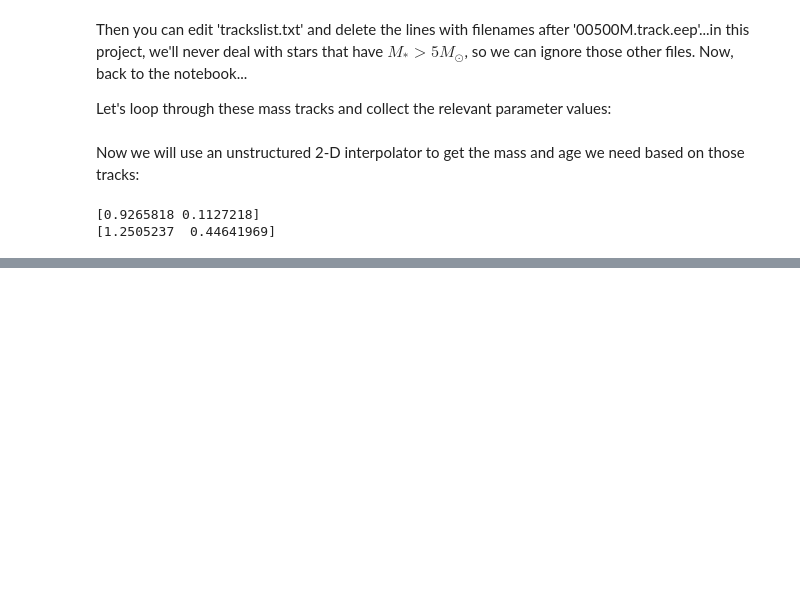
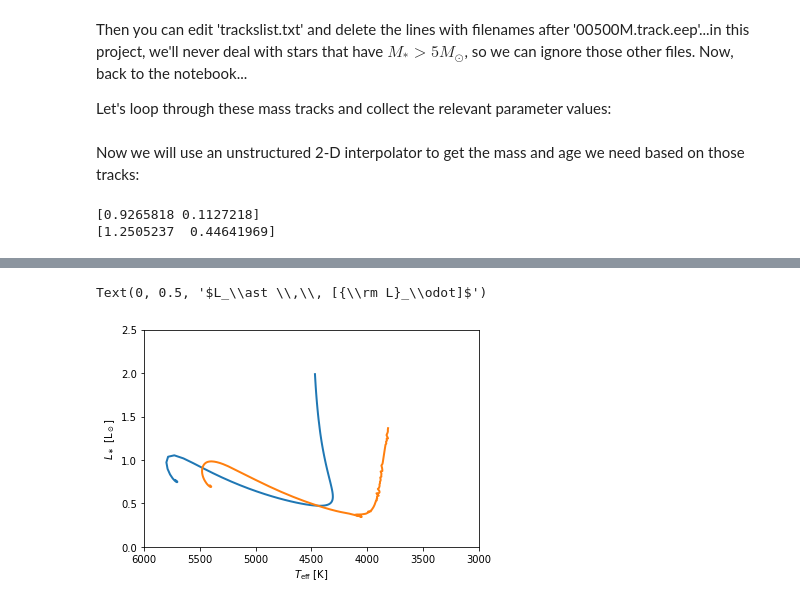
Before and after one commit to seanandrews/dyn-masses, a Jupyter notebook: notebooks/The HR Diagram.ipynb, the cells around one changed output, grey strips where cells are left out. Drawn from its saved outputs; the diff is of its cells as text; code cells hidden in the pictures; blank space fills up the shorter version.

Commit message:
explore the Feiden magnetic models

```diff
--- a/notebooks/The HR Diagram.ipynb
+++ b/notebooks/The HR Diagram.ipynb
@@ -286,0 +333,32 @@ cb.set_label(r'$\log{\, M_\ast} \, [{\rm M}_\odot]$', rotation=270, labelpad=19)
+# %%
+# MIST
+file_track_solar = working_dir+'MIST/'+filename_eep+'/00100M.track.eep'
+track_solar = ascii.read(file_track_solar)
+
+# extract the age (in years), log10(luminosity) (in Lsun), and log10(effective temperature) (in K)
+age_MIST, logL_MIST, logTe_MIST = track_solar['col1'], track_solar['col7'], track_solar['col12']
+
+
+#F16
+file_track_solar = working_dir+'Feiden16/m1000_GS98_p000_p0_y28_mlt1.884_mag20kG.ntrk'
+age_F16, logL_F16, logTe_F16 = np.loadtxt(file_track_solar, skiprows=13, usecols=(2, 3, 6)).T
+age_F16 *= 1e9
+
+
+# plot models in HRD
+Tlim = [6000, 3000]
+Llim = [0.0, 2.5]
+fig, ax = plt.subplots()
+# MIST in blue
+ax.plot(10**logTe_MIST[(age_MIST < 1e8) & (age_MIST >= 1e6)],
+        10**logL_MIST[(age_MIST < 1e8) & (age_MIST >= 1e6)], 'C0', lw=2)
+# F16 in orange
+ax.plot(10**logTe_F16[(age_F16 < 1e8) & (age_F16 >= 1e6)],
+        10**logL_F16[(age_F16 < 1e8) & (age_F16 >= 1e6)], 'C1', lw=2)
+ax.set_xlim(Tlim)
+ax.set_ylim(Llim)
+ax.set_xlabel(r'$T_{\rm eff} \,\, [{\rm K}]$')
+ax.set_ylabel(r'$L_\ast \,\, [{\rm L}_\odot]$')
+# %% [output]
+Text(0, 0.5, '$L_\\ast \\,\\, [{\\rm L}_\\odot]$')
+[figure, added]
```
Also changed, not shown: parts of 9 cells of this notebook.
